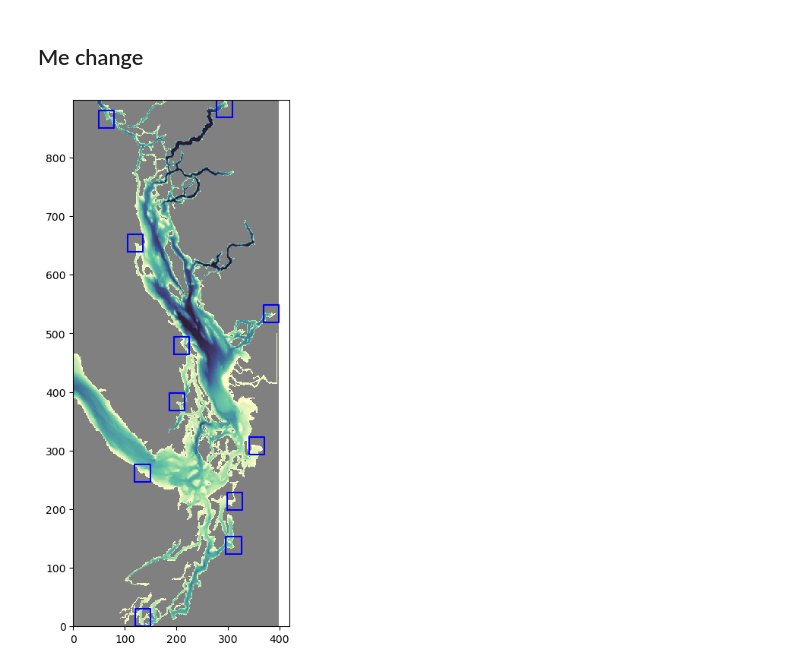
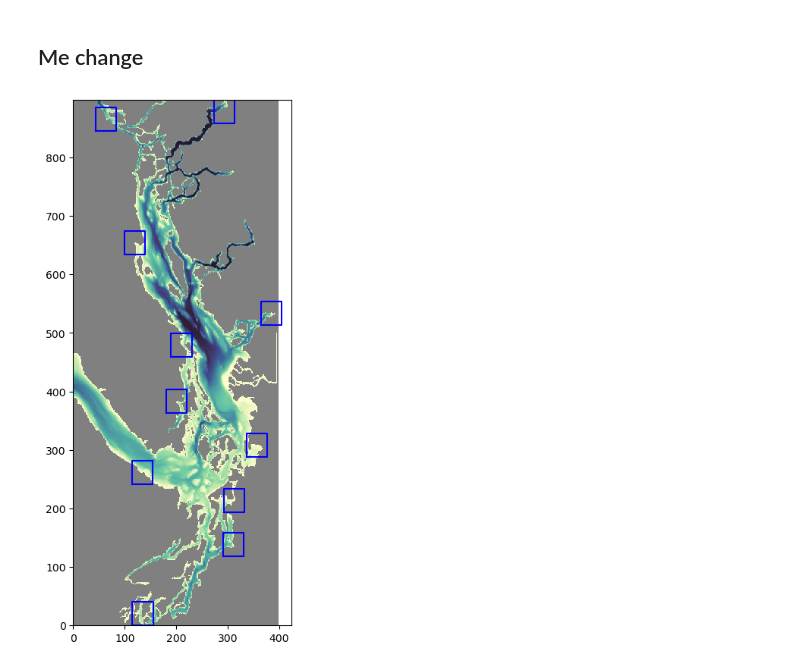
Before and after one commit to SalishSeaCast/analysis-cassidy, a Jupyter notebook: notebooks/model_obs_eval/salinity_compare_river_plumes.ipynb, the cells around one changed output. Drawn from its saved outputs; the diff is of its cells as text; code cells hidden in the pictures.

Commit message:
add stats, boxes, plots, profiles

```diff
--- a/notebooks/model_obs_eval/salinity_compare_river_plumes.ipynb
+++ b/notebooks/model_obs_eval/salinity_compare_river_plumes.ipynb
@@ -436,14 +436,16 @@ def river_box(w_shed, r_call, box_side):
 
     if (river_range[0] < 0):
         river_range[0] = 0
-        river_range[1] = 30
+        river_range[1] = box_side*2
 
     if (898 - river_range[1] < 0):
-        river_range[0] = 898-30
+        river_range[0] = 898-box_side*2
         river_range[1] = 898
 
     return river_range
 # %%
+box_size = 20
+
 fig, ax = plt.subplots(1, 1, figsize=(5, 9))
 mycmap = cm.deep
 mycmap.set_bad('grey')
@@ -451,62 +453,66 @@ ax.pcolormesh(bathy['Bathymetry'], cmap=mycmap)
 viz_tools.set_aspect(ax);
 
 # order (CW starting under the Fraser): Nooksack, Skagit, Snohomish, Nisqually, Elwha, Cowichan, Nanaimo, Puntledge, Salmon, Homathko, Squamish
-Nooksack = river_box('fraser', 'Nooksack', 15)
+Nooksack = river_box('fraser', 'Nooksack', box_size)
 plot_box(ax, Nooksack, 'b')
 
-Skagit = river_box('skagit', 'Skagit1', 15)
+Skagit = river_box('skagit', 'Skagit1', box_size)
 plot_box(ax, Skagit, 'b')
 
-Snohomish = river_box('skagit', 'SnohomishAllenQuilceda', 15)
+Snohomish = river_box('skagit', 'SnohomishAllenQuilceda', box_size)
 plot_box(ax, Snohomish, 'b')
 
-Nisqually = river_box('puget', 'NisquallyMcAllister', 15)
+Nisqually = river_box('puget', 'NisquallyMcAllister', box_size)
 plot_box(ax, Nisqually, 'b')
 
-Elwha = river_box('jdf', 'Elwha', 15)
+Elwha = river_box('jdf', 'Elwha', box_size)
 plot_box(ax, Elwha, 'b')
 
-Cowichan = river_box('evi_s', 'Cowichan1', 15)
+Cowichan = river_box('evi_s', 'Cowichan1', box_size)
 plot_box(ax, Cowichan, 'b')
 
-Nanaimo = river_box('evi_s', 'Nanaimo1', 15)
+Nanaimo = river_box('evi_s', 'Nanaimo1', box_size)
 plot_box(ax, Nanaimo, 'b')
 
-Puntledge = river_box('evi_s', 'Puntledge', 15)
+Puntledge = river_box('evi_s', 'Puntledge', box_size)
 plot_box(ax, Puntledge, 'b')
 
-Salmon = river_box('evi_n', 'SalmonSayward', 15)
+Salmon = river_box('evi_n', 'SalmonSayward', box_size)
 plot_box(ax, Salmon, 'b')
 
-Homathko = river_box('bute', 'Homathko', 15)
+Homathko = river_box('bute', 'Homathko', box_size)
 plot_box(ax, Homathko, 'b')
 
-Squamish = river_box('howe', 'Squamish', 15)
+Squamish = river_box('howe', 'Squamish', box_size)
 plot_box(ax, Squamish, 'b')
 
-boxes = [Nooksack, Skagit, Snohomish, Nisqually, Elwha, Cowichan, Nanaimo, Puntledge, Salmon, Homathko, Squamish]
-boxnames = ['Nooksack', 'Skagit', 'Snohomish', 'Nisqually', 'Elwha', 'Cowichan', 'Nanaimo', 'Puntledge', 'Salmon', 'Homathko', 'Squamish']
+# boxes = [Nooksack, Skagit, Snohomish, Nisqually, Elwha, Cowichan, Nanaimo, Puntledge, Salmon, Homathko, Squamish]
+# boxnames = ['Nooksack', 'Skagit', 'Snohomish', 'Nisqually', 'Elwha', 'Cowichan', 'Nanaimo', 'Puntledge', 'Salmon', 'Homathko', 'Squamish']
+
+# none in Elwha and Homathko with size 20 box
+boxes = [Nooksack, Skagit, Snohomish, Nisqually, Cowichan, Nanaimo, Puntledge, Salmon, Squamish]
+boxnames = ['Nooksack', 'Skagit', 'Snohomish', 'Nisqually', 'Cowichan', 'Nanaimo', 'Puntledge', 'Salmon', 'Squamish']
 
 
 # SoG_center = [450, 550, 200, 300]
 # plot_box(ax, SoG_center, 'b')
 # SoG_north = [650, 730, 100, 200]
 # plot_box(ax, SoG_north, 'g')
 # SoG_south = [320, 380, 280, 350]
 # plot_box(ax, SoG_south, 'k')
 # Haro_Boundary = [290, 350, 210, 280]
 # plot_box(ax, Haro_Boundary, 'g')
-# JdF_east = [200, 290, 150, 260]
+# JdF_east = [200, 290, box_sixe0, 260]
 # plot_box(ax, JdF_east, 'b')
 # JdF_west = [250, 425, 25, 125]
 # plot_box(ax, JdF_west, 'k')
 # PS_main = [20, 150, 200, 280]
 # plot_box(ax, PS_main, 'k')
 # SS_all = [0, 898, 0, 398]
 # boxes = [SS_all, SoG_south,SoG_center, SoG_north, PS_main, Haro_Boundary, JdF_west, JdF_east]
 # boxnames = ['SS_all', 'SoG_south', 'SoG_center', 'SoG_north', 'PS_main', 'Haro_Boundary',
 #            'JdF_west', 'JdF_east']
 # Fraser_plume = [380, 460, 260, 330]
 # plot_box(ax, Fraser_plume, 'm')
 # %% [output]
-[figure, old version]
+[figure, new version]
```
Also changed, not shown: parts of 15 cells of this notebook.
